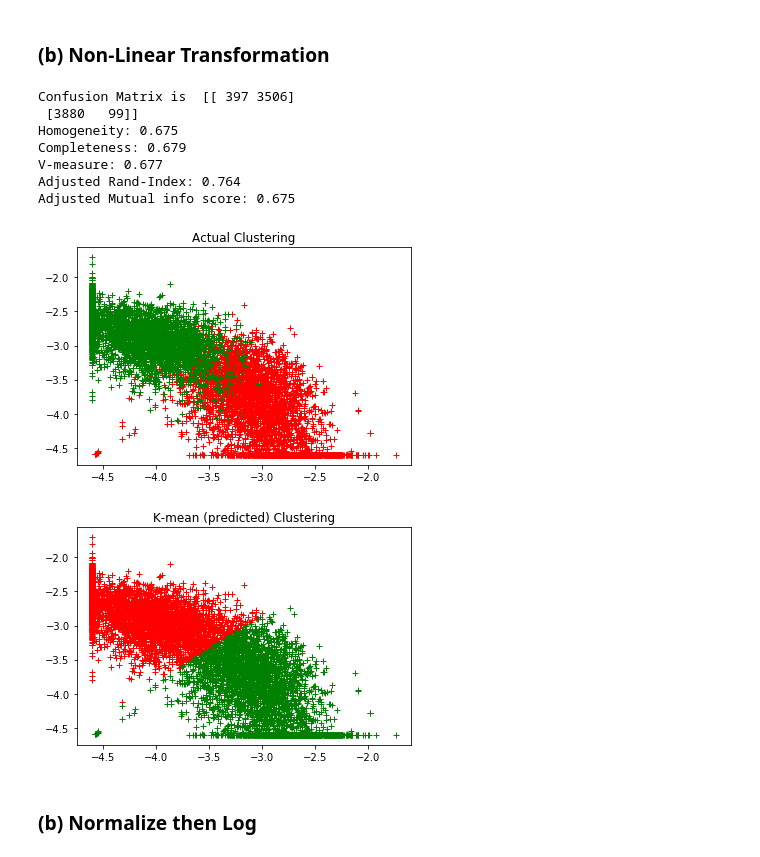
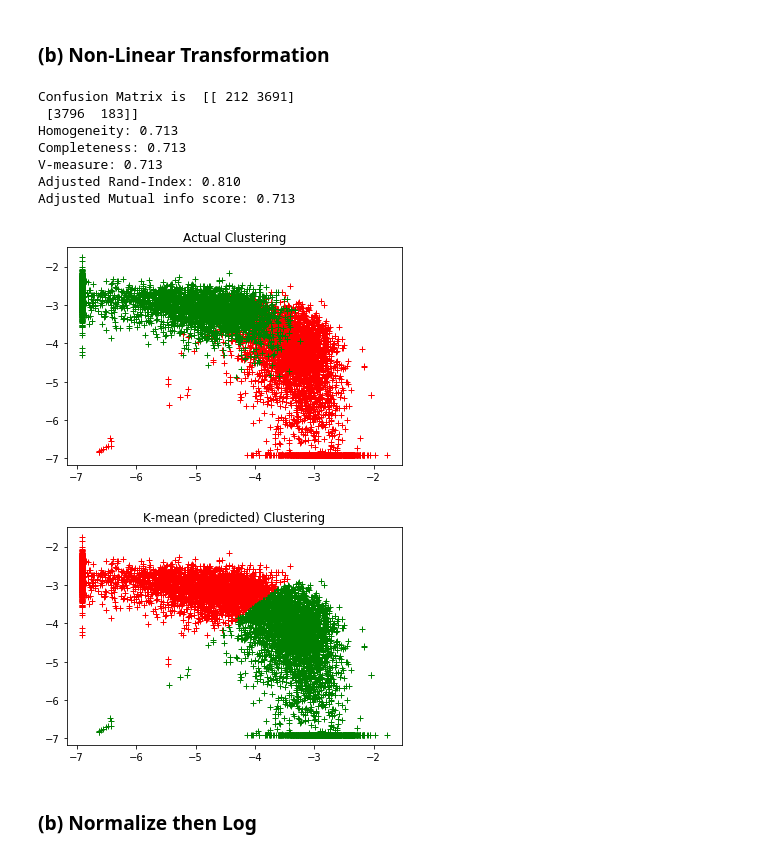
Before and after one commit to Jas-Jess/ee219, a Jupyter notebook: Project 1/Project_2.ipynb, the cells around one changed output. Saved outputs shown, nothing was run; the diff lists cells and outputs as text; code cells hidden in the pictures.

```diff
--- a/Project 1/Project_2.ipynb
+++ b/Project 1/Project_2.ipynb
@@ -445,7 +445,7 @@ Adjusted Mutual info score: 0.679
 ### (b) Non-Linear Transformation
 # %%
 def calculate_nonlinear_score(nmf, labels):
-    x_nmf_log = np.log(nmf+0.01) # add constant so
+    x_nmf_log = np.log(nmf+0.001) # add constant
 
     km = KMeans(n_clusters=2, n_init = 30).fit(x_nmf_log)
 
@@ -456,42 +456,42 @@ def calculate_nonlinear_score(nmf, labels):
     print("V-measure: %0.3f" % metrics.v_measure_score(labels, km.labels_))
     print("Adjusted Rand-Index: %.3f"
           % metrics.adjusted_rand_score(labels, km.labels_))
     print("Adjusted Mutual info score: %.3f" % metrics.adjusted_mutual_info_score(labels, km.labels_))
 
     # Visualizition NMF (Actual)
     x1 = x_nmf_log[labels == 0][:,0]
     y1 = x_nmf_log[labels == 0][:,1]
 
     x2 = x_nmf_log[labels == 1][:,0]
     y2 = x_nmf_log[labels == 1][:,1]
 
     plt.figure(1)
     plt.plot(x1, y1, 'r+')
     plt.plot(x2, y2, 'g+')
     plt.title('Actual Clustering')
 
     # Visualizition NMF K-clustering (Predicted)
     x1 = x_nmf_log[km.labels_ == 0][:,0]
     y1 = x_nmf_log[km.labels_ == 0][:,1]
 
     x2 = x_nmf_log[km.labels_ == 1][:,0]
     y2 = x_nmf_log[km.labels_ == 1][:,1]
 
     plt.figure(2)
     plt.plot(x1, y1, 'r+')
     plt.plot(x2, y2, 'g+')
     plt.title('K-mean (predicted) Clustering')
 calculate_nonlinear_score(x_nmf, labels)
 # %% [output]
-Confusion Matrix is  [[ 397 3506]
- [3880   99]]
-Homogeneity: 0.675
-Completeness: 0.679
-V-measure: 0.677
-Adjusted Rand-Index: 0.764
-Adjusted Mutual info score: 0.675
+Confusion Matrix is  [[ 212 3691]
+ [3796  183]]
+Homogeneity: 0.713
+Completeness: 0.713
+V-measure: 0.713
+Adjusted Rand-Index: 0.810
+Adjusted Mutual info score: 0.713
-[figure, old version]
+[figure, new version]
-[figure, old version]
+[figure, new version]
 # %% [markdown]
 ### (b) Normalize then Log
 # %%
```
Also changed, not shown: parts of 10 cells of this notebook.
